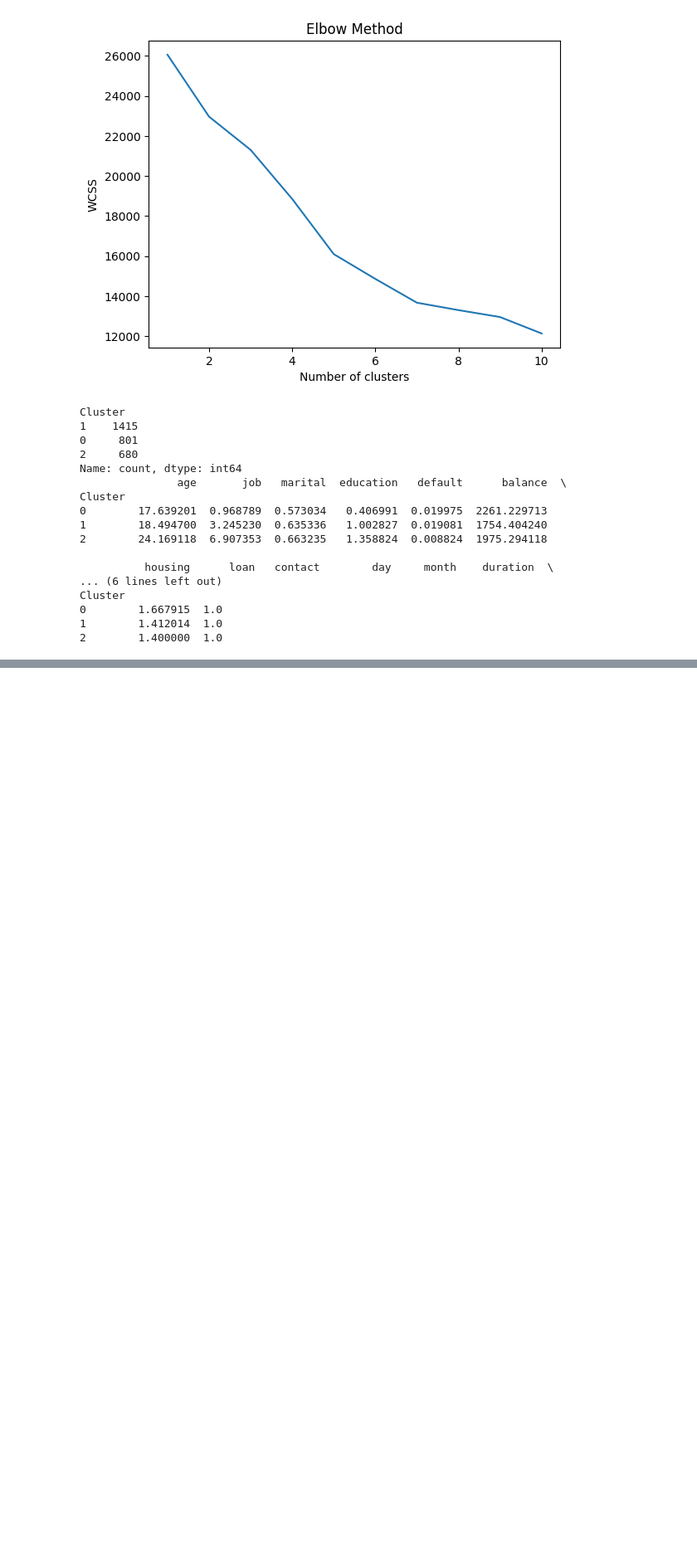
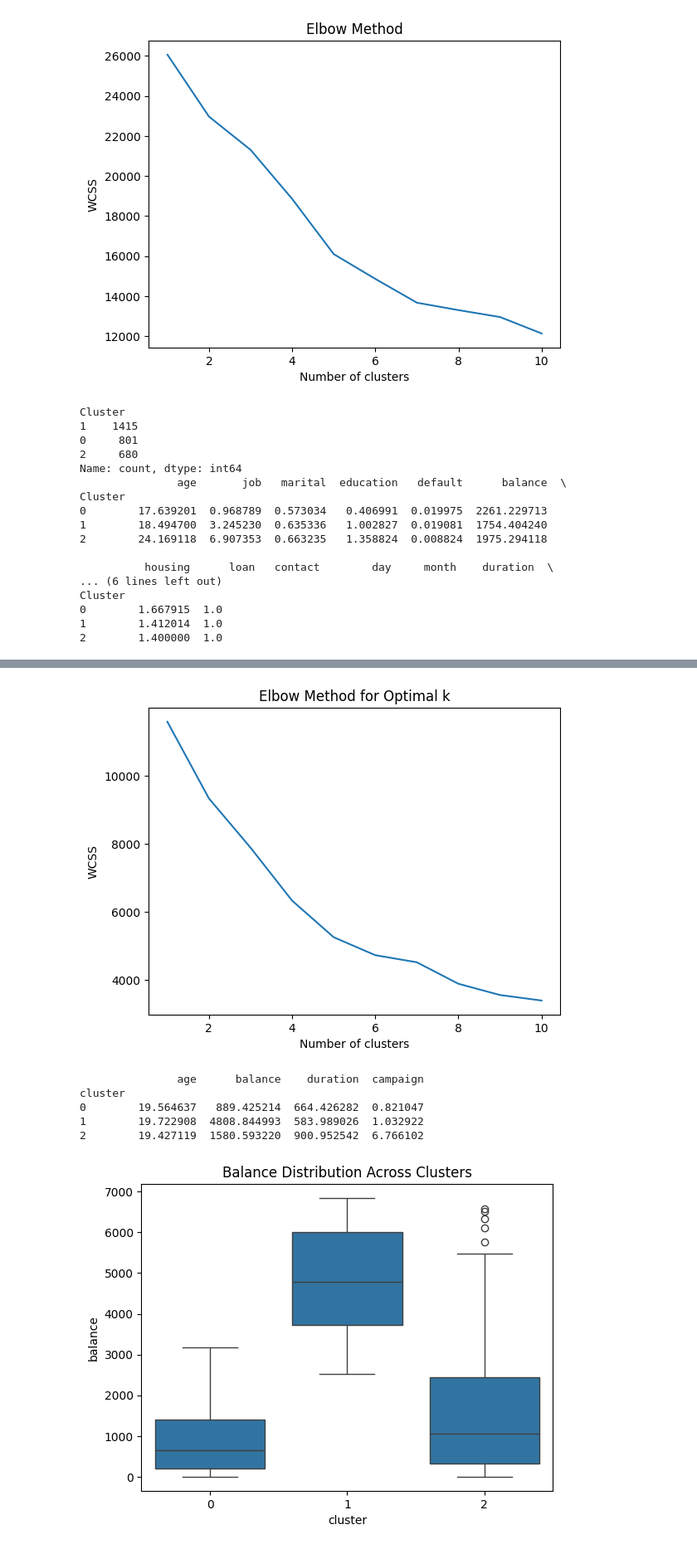
Before and after one commit to shinnew99/Apziva-Projects, a Jupyter notebook: Project2-TermDepositMarketing/2nd&3rdLayer.ipynb, the cells around one changed output, grey strips where cells are left out. Shown: that part at 83% size. Drawn from its saved outputs; the diff is of its cells as text; code cells hidden in the pictures; blank space fills up the shorter version.

```diff
--- a/Project2-TermDepositMarketing/2nd&3rdLayer.ipynb
+++ b/Project2-TermDepositMarketing/2nd&3rdLayer.ipynb
@@ -1209,0 +1221,68 @@ TypeError: AgglomerativeClustering.__init__() got an unexpected keyword argument
+# %%
+# Step 1: Filter out non-subscribers (only keep customers who have purchased the product)
+subscribers_df = df_copy[df_copy['y'] == 1]
+
+# Step 2: Select features for clustering (you can adjust these based on relevance)
+features = ['age', 'balance', 'duration', 'campaign']  # Example features
+X = subscribers_df[features]
+
+# Step 3: Scale the features
+scaler = StandardScaler()
+scaled_features = scaler.fit_transform(X)
+
+# Step 4: Determine the optimal number of clusters using the elbow method
+wcss = []
+for i in range(1, 11):
+    kmeans = KMeans(n_clusters=i, random_state=42)
+    kmeans.fit(scaled_features)
+    wcss.append(kmeans.inertia_)
+
+# Plot the Elbow Method
+plt.plot(range(1, 11), wcss)
+plt.title('Elbow Method for Optimal k')
+plt.xlabel('Number of clusters')
+plt.ylabel('WCSS')
+plt.show()
+
+# Step 5: Apply K-means with the chosen number of clusters (e.g., k=3 based on elbow plot)
+kmeans = KMeans(n_clusters=3, random_state=42)
+subscribers_df['cluster'] = kmeans.fit_predict(scaled_features)
+
+# Step 6: Analyze the clusters
+# Get the mean values of each feature for each cluster to understand their characteristics
+cluster_summary = subscribers_df.groupby('cluster')[features].mean()
+print(cluster_summary)
+
+# Step 7: Visualize the segments
+# This can be done using bar plots, scatter plots, etc.
+# For example, to see how 'balance' and 'duration' differ across clusters:
+sns.boxplot(x='cluster', y='balance', data=subscribers_df)
+plt.title('Balance Distribution Across Clusters')
+plt.show()
+
+sns.boxplot(x='cluster', y='duration', data=subscribers_df)
+plt.title('Duration Distribution Across Clusters')
+plt.show()
+
+# 1. Cluster 0:
+# Median Balance: The median balance is relatively low compared to the other clusters.
+# Balance Range: The interquartile range (IQR) is small, indicating less variability in balances within this cluster.
+# Potential Insight: Customers in this cluster have lower balances, which could mean they might be less likely to invest large amounts or prefer smaller deposits. They might need more encouragement to invest.
+
+# 2. Cluster 1:
+# Median Balance: The median balance is the highest among all clusters.
+# Balance Range: The IQR is wider, meaning there's a larger spread of balances among customers in this cluster. The balance is generally high.
+# Potential Insight: This cluster represents customers with higher balances, which makes them potentially valuable targets for investment products. They might have more disposable income and could be more willing to invest in higher-value products.
+
+# 3. Cluster 2:
+# Median Balance: This cluster has a median balance between Cluster 0 and Cluster 1.
+# Balance Range: There is a moderate spread in the balances, with some outliers on the higher end.
+# Potential Insight: Customers in this cluster have moderate balances but could have a few individuals who are potentially high-value investors. They might be interested in products with medium-term returns or might need targeted offers to convert.
+# %% [output]
+[figure, added]
+               age      balance    duration  campaign
+cluster
+0        19.564637   889.425214  664.426282  0.821047
+1        19.722908  4808.844993  583.989026  1.032922
+2        19.427119  1580.593220  900.952542  6.766102
+[figure, added]
```
Also changed, not shown: parts of 8 cells of this notebook.
